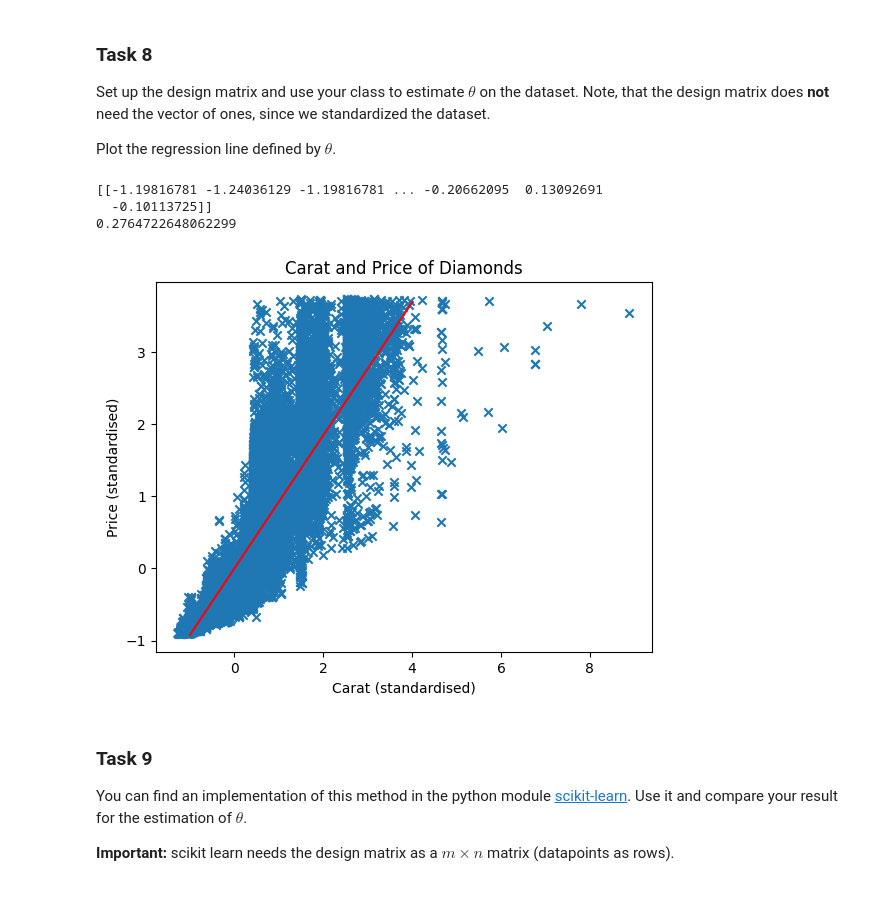
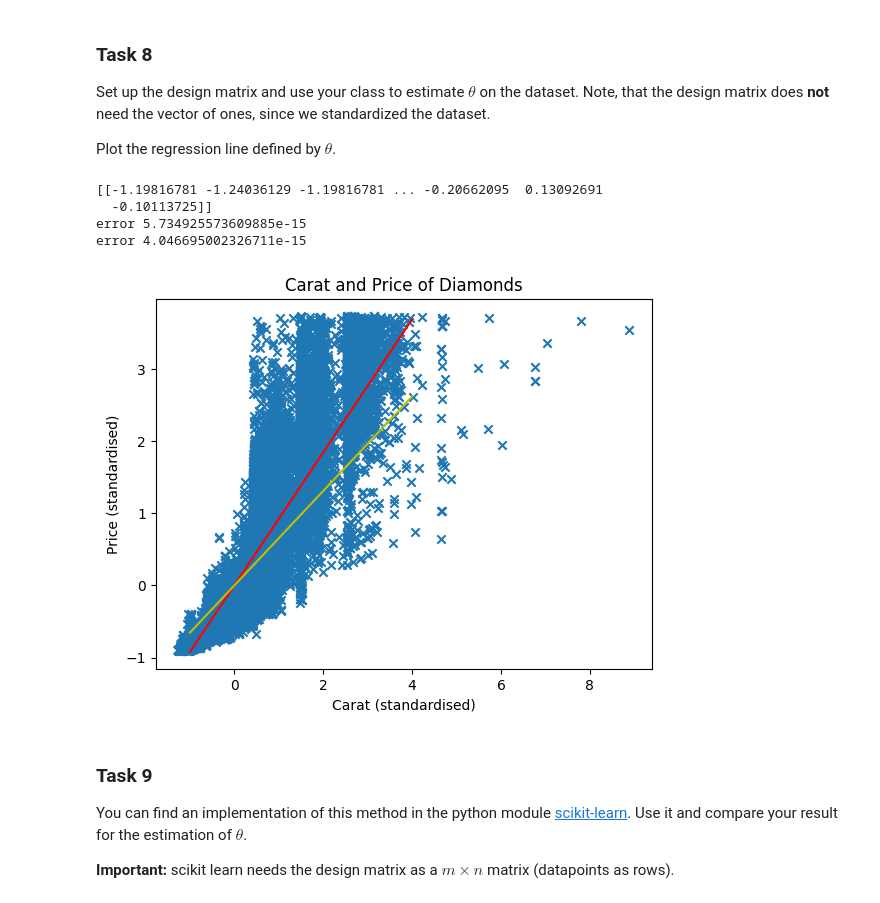
Before and after one commit to HerrMotz/AGDML-Lab, a Jupyter notebook: 01_Linear_Regression/01_Linear_Regression.ipynb, the cells around one changed output. Saved outputs shown, nothing was run; the diff lists cells and outputs as text; code cells hidden in the pictures.

```diff
--- a/01_Linear_Regression/01_Linear_Regression.ipynb
+++ b/01_Linear_Regression/01_Linear_Regression.ipynb
@@ -440,35 +440,47 @@ Plot the regression line defined by $\theta$.
 # %%
 # TODO: build design matrix, y
 
 X_design_matrix = np.array(X_fitted_df['carat']).reshape(1, -1)
 print(X_design_matrix)
 
 y = np.array(X_fitted_df['price'])
 
 # TODO: use Linear Regression
-lr = LinReg(1)
+lr = LinReg(0)
 lr.fit(X_design_matrix, y)
 
-print(lr.predict([0.3]))
+y_hat = lr.predict(X_design_matrix)
+error = np.mean(y - y_hat)
+print("error", error)
+
+lr2 = LinReg(np.exp(10))
+lr2.fit(X_design_matrix, y)
+
+y_hat = lr2.predict(X_design_matrix)
+error = np.mean(y - y_hat)
+print("error", error)
 
 _rg = np.arange(-1, 4.1, 0.2)
 predictions = [lr.predict([c]) for c in _rg]
+predictions2 = [lr2.predict([c]) for c in _rg]
 
 # TODO: plot data + regression line
 plt.title("Carat and Price of Diamonds")
 plt.xlabel("Carat (standardised)")
 plt.ylabel("Price (standardised)")
 
 # This does not make sense!
 # We use unstandardised values as input for the predictor
 plt.scatter(X_fitted_df['carat'], X_fitted_df['price'], marker="x")
 plt.plot(_rg, predictions, 'r')
+plt.plot(_rg, predictions2, 'y')
 plt.show()
 # %% [output]
 [[-1.19816781 -1.24036129 -1.19816781 ... -0.20662095  0.13092691
   -0.10113725]]
-0.2764722648062299
+error 5.734925573609885e-15
+error 4.046695002326711e-15
-[figure, old version]
+[figure, new version]
 # %% [markdown]
 ### Task 9
 
```
Also changed, not shown: parts of 1 cell of this notebook.
